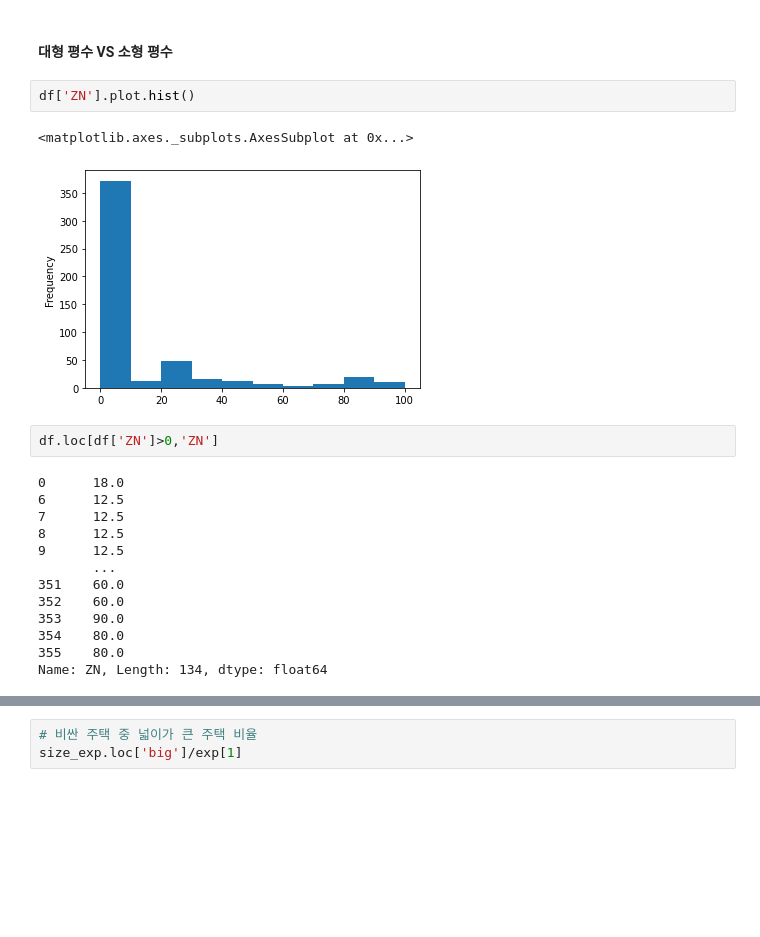
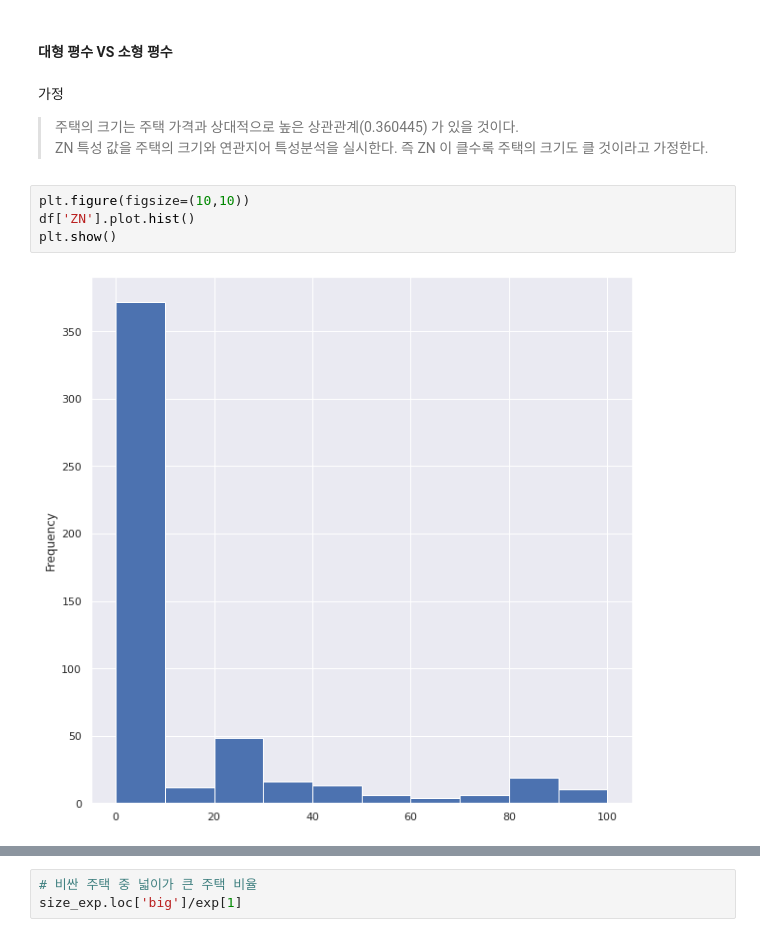
Before and after one commit to y001003/yeardream, a Jupyter notebook: project/1_보스턴주택가격.ipynb, the cells around one changed output, grey strips where cells are left out. Saved outputs shown, nothing was run; the diff lists cells and outputs as text; blank space fills up the shorter version.

```diff
--- a/project/1_보스턴주택가격.ipynb
+++ b/project/1_보스턴주택가격.ipynb
@@ -238,23 +210,13 @@ plt.show()
 - 직장이 가까우면서 소형 평수인 부동산의 가격은?
 # %% [markdown]
 #### 대형 평수 VS 소형 평수
-# %%
-df['ZN'].plot.hist()
-# %% [output]
-<matplotlib.axes._subplots.AxesSubplot at 0x...>
-[figure, removed]
-# %%
-df.loc[df['ZN']>0,'ZN']
-# %% [output]
-0      18.0
-6      12.5
-7      12.5
-8      12.5
-9      12.5
-       ...
-351    60.0
-352    60.0
-353    90.0
-354    80.0
-355    80.0
-Name: ZN, Length: 134, dtype: float64
+# %% [markdown]
+가정
+> 주택의 크기는 주택 가격과 상대적으로 높은 상관관계(0.360445) 가 있을 것이다.
+> ZN 특성 값을 주택의 크기와 연관지어 특성분석을 실시한다. 즉 ZN 이 클수록 주택의 크기도 클 것이라고 가정한다.
+# %%
+plt.figure(figsize=(10,10))
+df['ZN'].plot.hist()
+plt.show()
+# %% [output]
+[figure, added]
```
Also changed, not shown: parts of 21 cells of this notebook.
